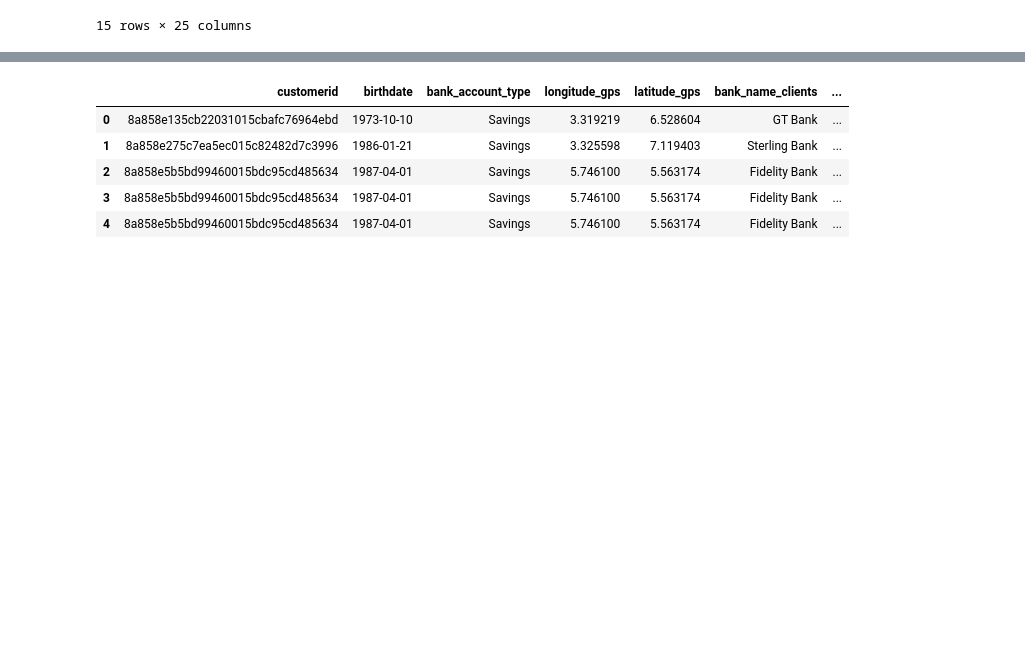
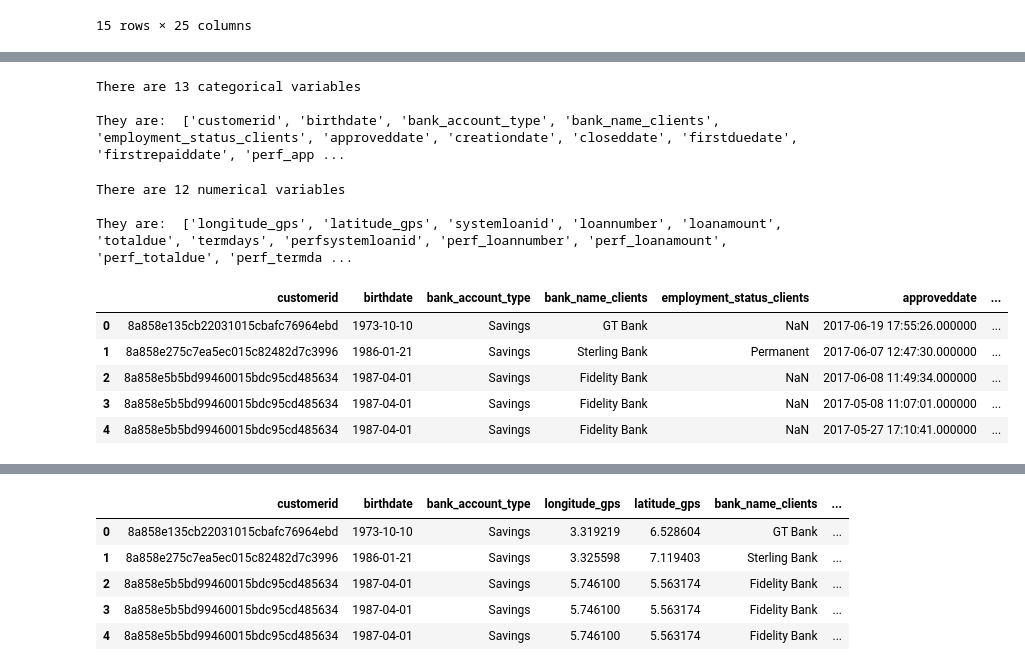
Before and after one commit to kakopo/loan-default-prediction-challenge-group-8, a Jupyter notebook: jupyter_notebook/data_analysis.ipynb, the cells around one changed output, grey strips where cells are left out. Drawn from its saved outputs; the diff is of its cells as text; code cells hidden in the pictures; blank space fills up the shorter version.

Commit message:
categorize data

```diff
--- a/jupyter_notebook/data_analysis.ipynb
+++ b/jupyter_notebook/data_analysis.ipynb
@@ -359,3 +443,28 @@ loan_data.head(15)
+# %%
+categorical = [var for var in loan_data.columns if loan_data[var].dtype == 'O']
+print('There are {} categorical variables \n'.format(len(categorical)))
+print('They are: ', categorical)
+# %% [output]
+There are 13 categorical variables
+
+They are:  ['customerid', 'birthdate', 'bank_account_type', 'bank_name_clients', 'employment_status_clients', 'approveddate', 'creationdate', 'closeddate', 'firstduedate', 'firstrepaiddate', 'perf_app ...
+# %%
+numerical = [var for var in loan_data.columns if loan_data[var].dtype != 'O']
+print('There are {} numerical variables \n'.format(len(numerical)))
+print('They are: ', numerical)
+# %% [output]
+There are 12 numerical variables
+
+They are:  ['longitude_gps', 'latitude_gps', 'systemloanid', 'loannumber', 'loanamount', 'totaldue', 'termdays', 'perfsystemloanid', 'perf_loannumber', 'perf_loanamount', 'perf_totaldue', 'perf_termda ...
+# %%
+loan_data[categorical].head()
+# %% [output]
+|  | customerid | birthdate | bank_account_type | bank_name_clients | employment_status_clients | approveddate | ... |
+| 0 | 8a858e135cb22031015cbafc76964ebd | 1973-10-10 | Savings | GT Bank | NaN | 2017-06-19 17:55:26.000000 | ... |
+| 1 | 8a858e275c7ea5ec015c82482d7c3996 | 1986-01-21 | Savings | Sterling Bank | Permanent | 2017-06-07 12:47:30.000000 | ... |
+| 2 | 8a858e5b5bd99460015bdc95cd485634 | 1987-04-01 | Savings | Fidelity Bank | NaN | 2017-06-08 11:49:34.000000 | ... |
+| 3 | 8a858e5b5bd99460015bdc95cd485634 | 1987-04-01 | Savings | Fidelity Bank | NaN | 2017-05-08 11:07:01.000000 | ... |
+| 4 | 8a858e5b5bd99460015bdc95cd485634 | 1987-04-01 | Savings | Fidelity Bank | NaN | 2017-05-27 17:10:41.000000 | ... |
 # %%
 loan_data['birthdate'] = pd.to_datetime(loan_data['birthdate'])
 # %%
```
Also changed, not shown: parts of 17 cells of this notebook.
